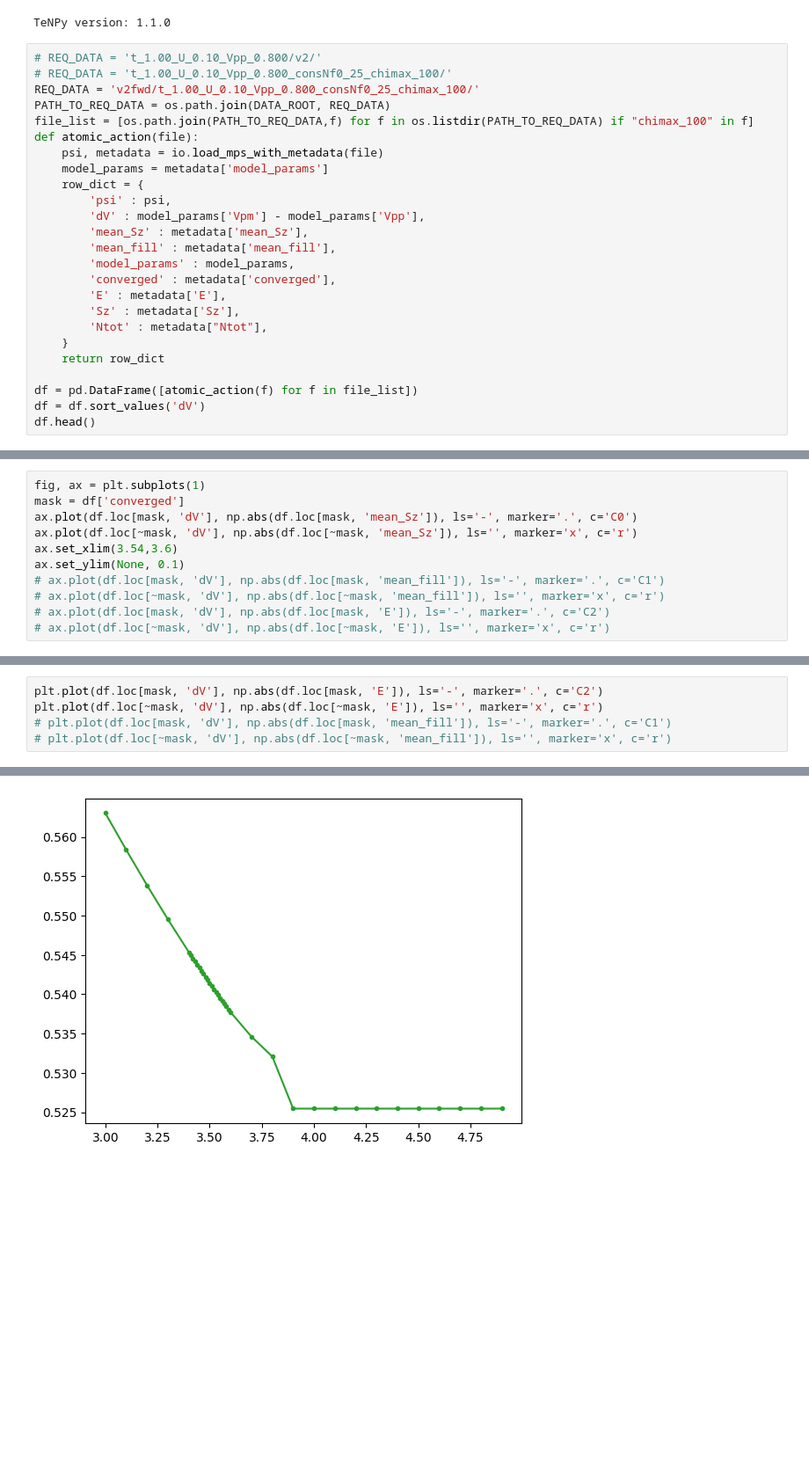
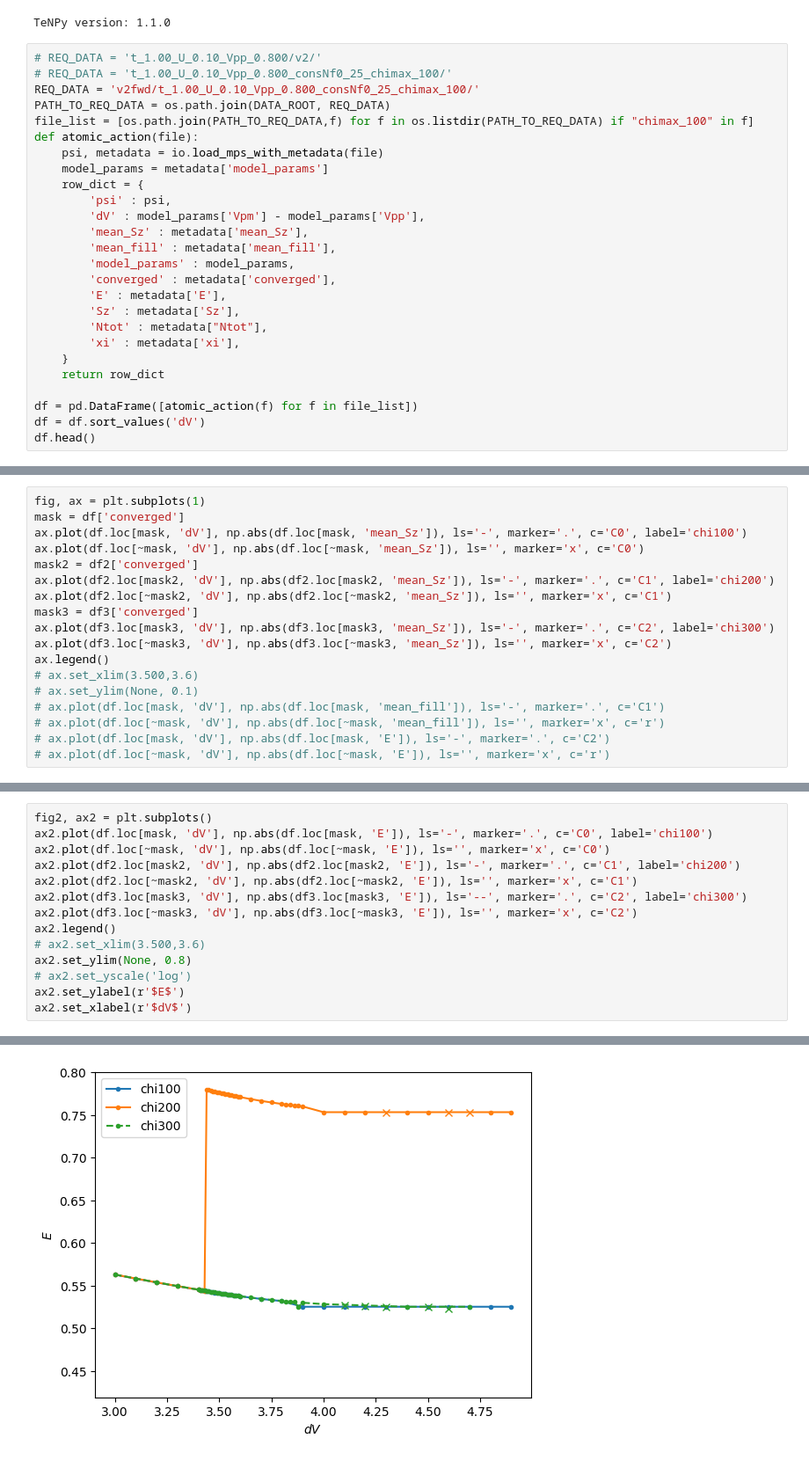
Before and after one commit to aravindhshankar/Spin1LongRangeOrder.jl, a Jupyter notebook: python/notebooks/plot_idmrg_chi100.ipynb, the cells around one changed output, grey strips where cells are left out. Shown at 88% size. Drawn from its saved outputs; the diff is of its cells as text; blank space fills up the shorter version.

Commit message:
added more plots for idmrg

```diff
--- a/python/notebooks/plot_idmrg_chi100.ipynb
+++ b/python/notebooks/plot_idmrg_chi100.ipynb
@@ -48,6 +48,7 @@ def atomic_action(file):
         'E' : metadata['E'],
         'Sz' : metadata['Sz'],
         'Ntot' : metadata["Ntot"],
+        'xi' : metadata['xi'],
     }
     return row_dict
 
@@ -64,10 +127,17 @@ df.head()
 # %%
 fig, ax = plt.subplots(1)
 mask = df['converged']
-ax.plot(df.loc[mask, 'dV'], np.abs(df.loc[mask, 'mean_Sz']), ls='-', marker='.', c='C0')
-ax.plot(df.loc[~mask, 'dV'], np.abs(df.loc[~mask, 'mean_Sz']), ls='', marker='x', c='r')
-ax.set_xlim(3.54,3.6)
-ax.set_ylim(None, 0.1)
+ax.plot(df.loc[mask, 'dV'], np.abs(df.loc[mask, 'mean_Sz']), ls='-', marker='.', c='C0', label='chi100')
+ax.plot(df.loc[~mask, 'dV'], np.abs(df.loc[~mask, 'mean_Sz']), ls='', marker='x', c='C0')
+mask2 = df2['converged']
+ax.plot(df2.loc[mask2, 'dV'], np.abs(df2.loc[mask2, 'mean_Sz']), ls='-', marker='.', c='C1', label='chi200')
+ax.plot(df2.loc[~mask2, 'dV'], np.abs(df2.loc[~mask2, 'mean_Sz']), ls='', marker='x', c='C1')
+mask3 = df3['converged']
+ax.plot(df3.loc[mask3, 'dV'], np.abs(df3.loc[mask3, 'mean_Sz']), ls='-', marker='.', c='C2', label='chi300')
+ax.plot(df3.loc[~mask3, 'dV'], np.abs(df3.loc[~mask3, 'mean_Sz']), ls='', marker='x', c='C2')
+ax.legend()
+# ax.set_xlim(3.500,3.6)
+# ax.set_ylim(None, 0.1)
 # ax.plot(df.loc[mask, 'dV'], np.abs(df.loc[mask, 'mean_fill']), ls='-', marker='.', c='C1')
 # ax.plot(df.loc[~mask, 'dV'], np.abs(df.loc[~mask, 'mean_fill']), ls='', marker='x', c='r')
 # ax.plot(df.loc[mask, 'dV'], np.abs(df.loc[mask, 'E']), ls='-', marker='.', c='C2')
@@ -78,6 +148,15 @@ ax.set_ylim(None, 0.1)
 # %%
-plt.plot(df.loc[mask, 'dV'], np.abs(df.loc[mask, 'E']), ls='-', marker='.', c='C2')
-plt.plot(df.loc[~mask, 'dV'], np.abs(df.loc[~mask, 'E']), ls='', marker='x', c='r')
-# plt.plot(df.loc[mask, 'dV'], np.abs(df.loc[mask, 'mean_fill']), ls='-', marker='.', c='C1')
-# plt.plot(df.loc[~mask, 'dV'], np.abs(df.loc[~mask, 'mean_fill']), ls='', marker='x', c='r')
+fig2, ax2 = plt.subplots()
+ax2.plot(df.loc[mask, 'dV'], np.abs(df.loc[mask, 'E']), ls='-', marker='.', c='C0', label='chi100')
+ax2.plot(df.loc[~mask, 'dV'], np.abs(df.loc[~mask, 'E']), ls='', marker='x', c='C0')
+ax2.plot(df2.loc[mask2, 'dV'], np.abs(df2.loc[mask2, 'E']), ls='-', marker='.', c='C1', label='chi200')
+ax2.plot(df2.loc[~mask2, 'dV'], np.abs(df2.loc[~mask2, 'E']), ls='', marker='x', c='C1')
+ax2.plot(df3.loc[mask3, 'dV'], np.abs(df3.loc[mask3, 'E']), ls='--', marker='.', c='C2', label='chi300')
+ax2.plot(df3.loc[~mask3, 'dV'], np.abs(df3.loc[~mask3, 'E']), ls='', marker='x', c='C2')
+ax2.legend()
+# ax2.set_xlim(3.500,3.6)
+ax2.set_ylim(None, 0.8)
+# ax2.set_yscale('log')
+ax2.set_ylabel(r'$E$')
+ax2.set_xlabel(r'$dV$')
 # %% [output]
@@ -85 +164 @@ plt.plot(df.loc[~mask, 'dV'], np.abs(df.loc[~mask, 'E']), ls='', marker='x', c='
-[figure, old version]
+[figure, new version]
```
Also changed, not shown: parts of 9 cells of this notebook.
